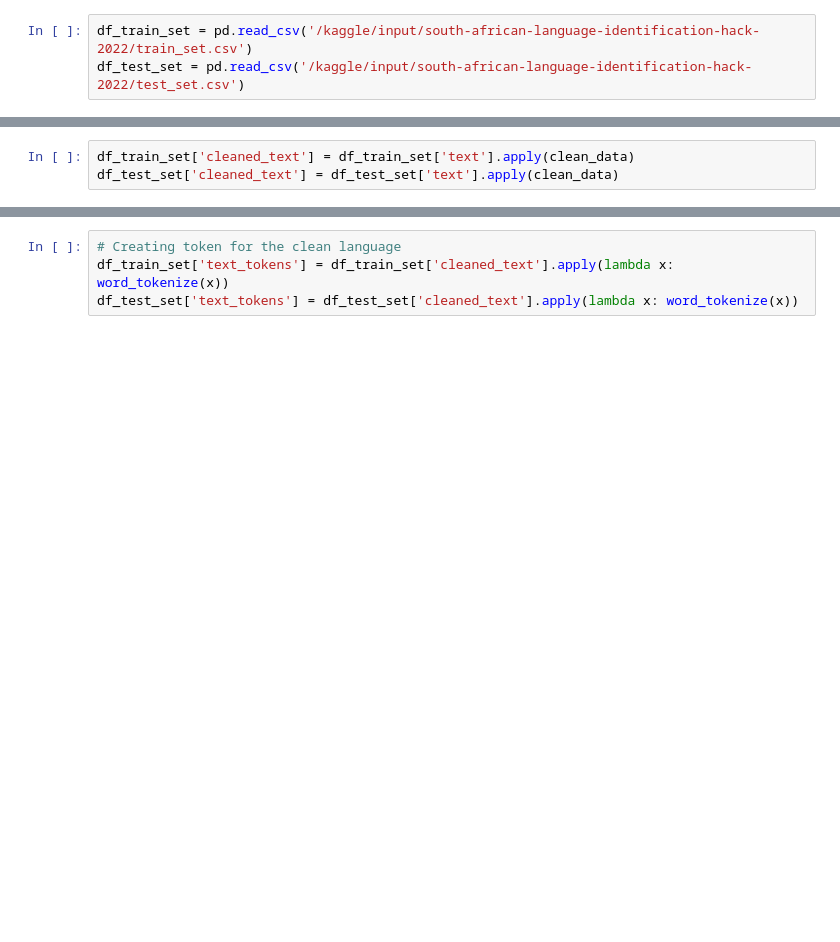
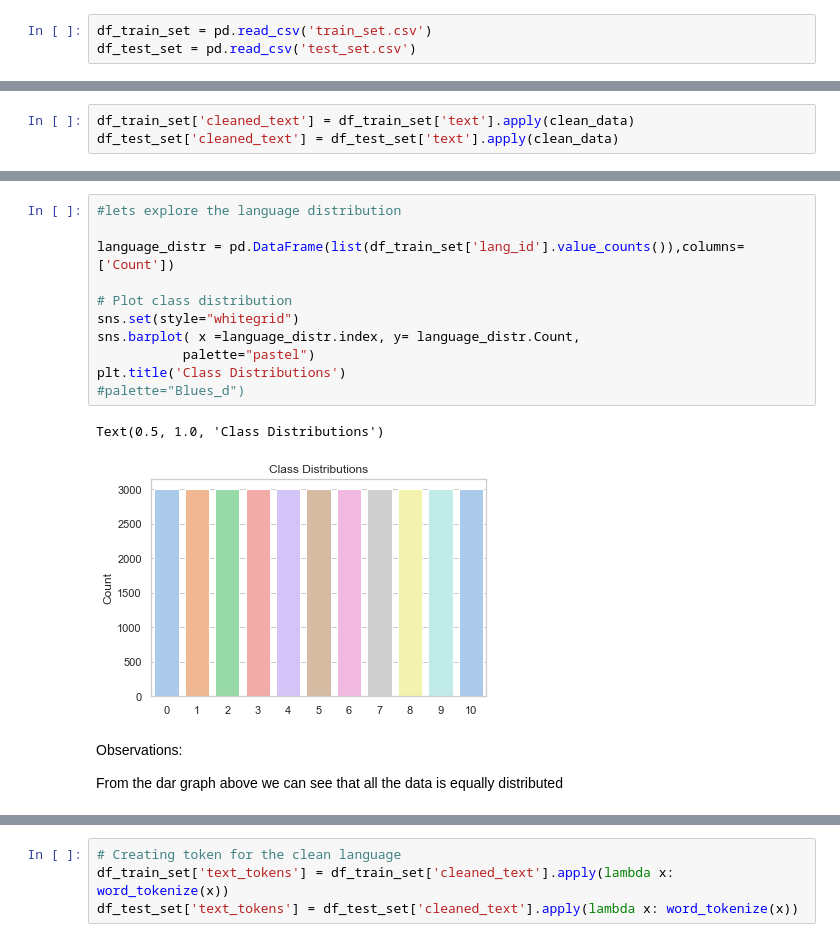
Before and after one commit to kusanele/South_African_language_Classification, a Jupyter notebook: notebook.ipynb, the cells around one changed output, grey strips where cells are left out. Drawn from its saved outputs; the diff is of its cells as text; blank space fills up the shorter version.

Commit message:
Additions on the  notebook and READme
 Markdowns to explaiun what is happening in each row weere added as well as  some EDA to visualize the data

```diff
--- a/notebook.ipynb
+++ b/notebook.ipynb
@@ -73,3 +105,3 @@ for dirname, _, filenames in os.walk('/kaggle/input'):
 # %%
-df_train_set = pd.read_csv('/kaggle/input/south-african-language-identification-hack-2022/train_set.csv')
-df_test_set = pd.read_csv('/kaggle/input/south-african-language-identification-hack-2022/test_set.csv')
+df_train_set = pd.read_csv('train_set.csv')
+df_test_set = pd.read_csv('test_set.csv')
@@ -100,0 +179,18 @@ df_test_set.head(20)
+# %%
+#lets explore the language distribution
+
+language_distr = pd.DataFrame(list(df_train_set['lang_id'].value_counts()),columns=['Count'])
+
+# Plot class distribution
+sns.set(style="whitegrid")
+sns.barplot( x =language_distr.index, y= language_distr.Count,
+           palette="pastel")
+plt.title('Class Distributions')
+#palette="Blues_d")
+# %% [output]
+Text(0.5, 1.0, 'Class Distributions')
+[figure, added]
+# %% [markdown]
+Observations:
+
+From the dar graph above we can see that all the data is equally distributed
```
Also changed, not shown: parts of 64 cells of this notebook, 2 other files.
